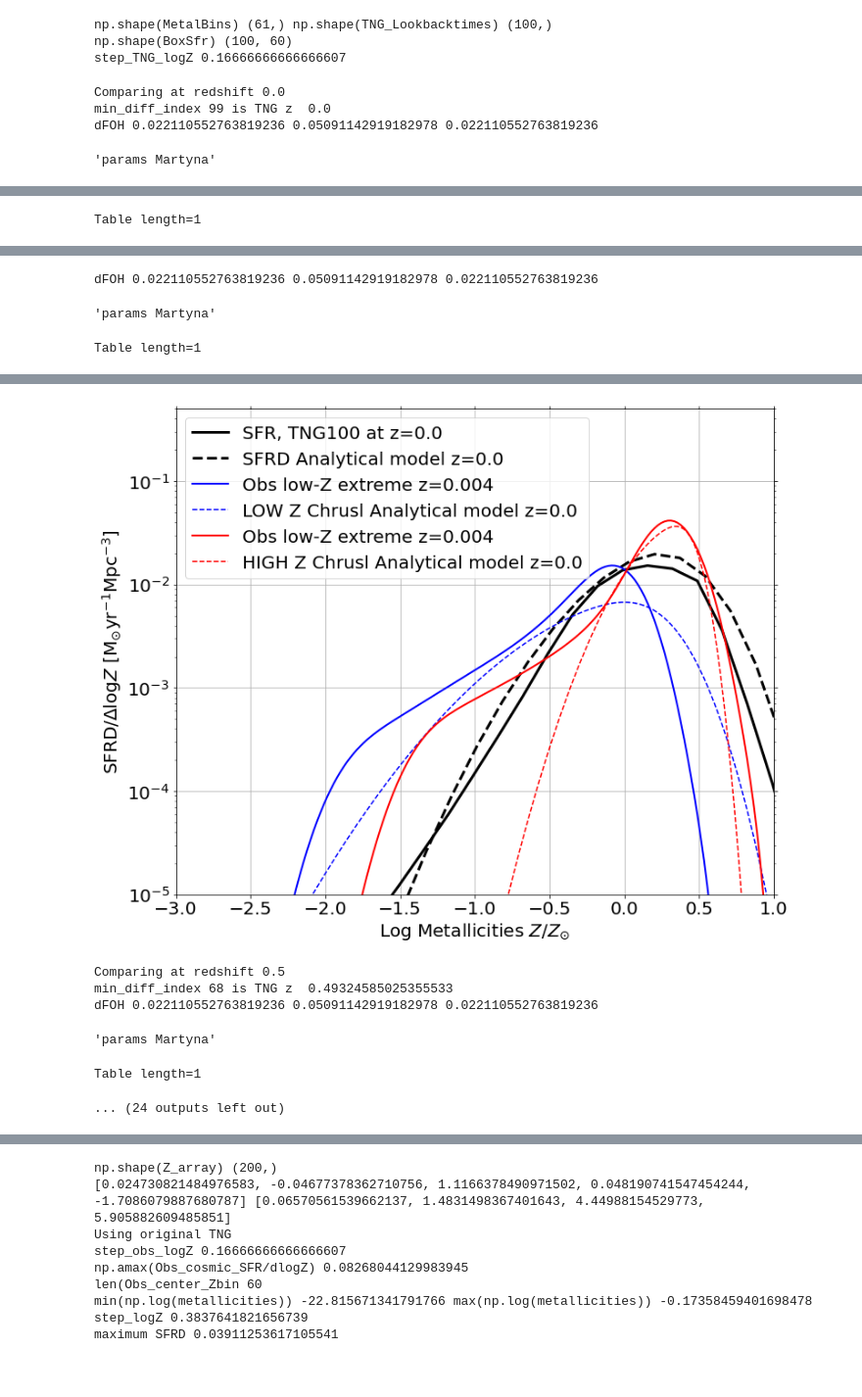
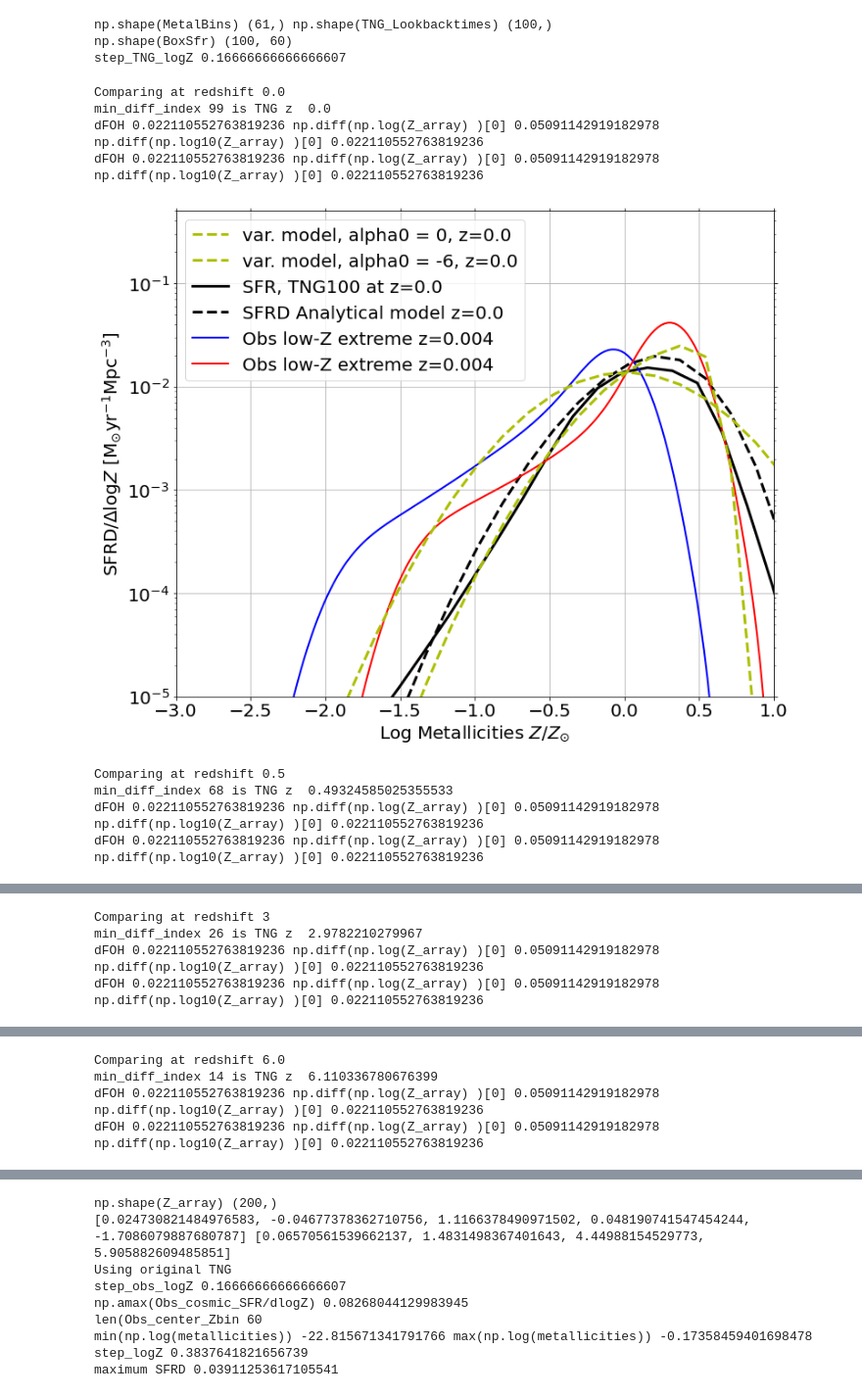
Before and after one commit to sashalvna/SFRD_fit, a Jupyter notebook: src/scripts/Determining_Reasonable_Parameter_Variations.ipynb, the cells around one changed output, grey strips where cells are left out. Shown at 98% size. Saved outputs shown, nothing was run; the diff lists cells and outputs as text; code cells hidden in the pictures.

Commit message:
determining new bounds on the SFRD

```diff
--- a/src/scripts/Determining_Reasonable_Parameter_Variations.ipynb
+++ b/src/scripts/Determining_Reasonable_Parameter_Variations.ipynb
@@ -209,9 +209,14 @@ def oneDcomparison(comparison_redshifts = [0.5], fit_param_filename = 'test_best
 
         ####################################
         # Variations on the SFRD
-        metal_param_keys = ['# mu0']#,'muz','omega0','omegaz','alpha0']
-        variations = [[0.015, 0.035],[-0.01, -0.25],[0.8, 1.4],[0.025, 0.1],[-0.9, -3.5] ]
-        colors = ['purple' ,'#ff717b','navy',  '#00a6a0',  '#acbf00', '#ecb05b']
+#         metal_param_keys = ['# mu0',      'muz',  'omega0',   'omegaz',    'alpha0']
+#         variations = [[0.007, 0.035],[0.0, -0.5],[0.7, 2],[0.0, 0.1],[0, -6] ]
+#         colors = [      'purple'     '#ff717b',  'navy',  '#00a6a0',      '#acbf00', '#ecb05b']
+
+        metal_param_keys = ['alpha0']
+        variations = [[0, -6]]
+
+        colors = ['#acbf00']
         for v, param_key in enumerate(metal_param_keys):
 
             #####################################
@@ -229,8 +234,8 @@ def oneDcomparison(comparison_redshifts = [0.5], fit_param_filename = 'test_best
                                                metal_params = variation['# mu0','muz','omega0','omegaz','alpha0'][0],
                                                SFR_Params = variation['sf_a','sf_b','sf_c','sf_d'][0])
 
-#                 plt.plot(np.log10(metallicities/ZsunTNG), model_SFRD * step_logZ/np.diff(np.log10(metallicities))[0] ,
-#                         label = 'var. model, %s = %s, z='%(param_key, var[i])+str(redshift), ls = '--',lw = 3, c = colors[v], zorder = 10)
+                plt.plot(np.log10(metallicities/ZsunTNG), model_SFRD * step_logZ/np.diff(np.log10(metallicities))[0] ,
+                        label = 'var. model, %s = %s, z='%(param_key, var[i])+str(redshift), ls = '--',lw = 3, c = colors[v], zorder = 10)
 
 
             #####################################
@@ -255,9 +260,7 @@ def oneDcomparison(comparison_redshifts = [0.5], fit_param_filename = 'test_best
             # Observational (Chruslinska data)
             #####################################
             #read low Z data
-#             low_Z_file = '204'+ 'f14SB'+'Boco'+ '_FMR270'+ '_FOH_z_dM.dat'
-            low_Z_file = '214'+ 'f14SB'+'Boco'+ '_FMR270'+ '_FOH_z_dM.dat'
-
+            low_Z_file = '214'+ 'f14SB'+'BiC'+ '_FMR270'+ '_FOH_z_dM.dat'
             high_Z_file = '302'+ 'f14SB'+'Boco'+ '_FMR270'+ '_FOH_z_dM.dat'
             Chruslinska_data_files = [low_Z_file, high_Z_file]
             names     = ['LOW', 'HIGH']
@@ -271,43 +274,47 @@ def oneDcomparison(comparison_redshifts = [0.5], fit_param_filename = 'test_best
 
                 #Plot lowZ extreme
                 Z_array = FOH2ZZ(FOH_arr, solar_Z_scale='AndersGrevesse89')
-                print('dFOH',dFOH, np.diff(np.log(Z_array) )[0], np.diff(np.log10(Z_array) )[0])
+                print('dFOH',dFOH, 'np.diff(np.log(Z_array) )[0]', np.diff(np.log(Z_array) )[0], 'np.diff(np.log10(Z_array) )[0]', np.diff(np.log10(Z_array) )[0])
                 ax.plot(np.log10(Z_array/ZsunTNG), lowZ_image[min_diff_i,:],
                               label = 'Obs low-Z extreme z='+str(np.round(redsh[min_diff_i],3) ), c=obscolors[i],ls='-',lw=2)
 
-                # Analytical fit to low Z extreme
-                SzZParams =  Table.read(str(paths.data)+'/Martyna%sZ_best_fit_parameters.txt'%names[i], format = 'csv')
-                display('params Martyna', SzZParams)
-                model_SFRD, metallicities, step_logZ = get_SFRDzZ(np.array([redshift]), metals = Z_array,
-                                                       metal_params = SzZParams['# mu0','muz','omega0','omegaz','alpha0'][0],
-                                                       SFR_Params = SzZParams['sf_a','sf_b','sf_c','sf_d'][0])
+#                 # Analytical fit to extremes
+#                 SzZParams =  Table.read(str(paths.data)+'/Martyna%sZ_best_fit_parameters.txt'%names[i], format = 'csv')
+#                 display('params Martyna', SzZParams)
+#                 model_SFRD, metallicities, step_logZ = get_SFRDzZ(np.array([redshift]), metals = Z_array,
+#                                                        metal_params = SzZParams['# mu0','muz','omega0','omegaz','alpha0'][0],
+#                                                        SFR_Params = SzZParams['sf_a','sf_b','sf_c','sf_d'][0])
 
-                plt.plot(np.log10(metallicities/ZsunTNG), model_SFRD ,
-                        label = '%s Z Chrusl Analytical model z='%(names[i])+str(redshift), ls = '--',lw = 1.5, c = obscolors[i])#'#fe1100' )
-
+#                 plt.plot(np.log10(metallicities/ZsunTNG), model_SFRD ,
+#                         label = '%s Z Chrusl Analytical model z='%(names[i])+str(redshift), ls = '--',lw = 1.5, c = obscolors[i])#'#fe1100' )
 
 
 
             ################
             # plot settings
             ax.set_xlim(-3, 1)
             ax.xaxis.set_ticks_position('both')
             ax.set_ylim(1e-5, 0.5)
             ax.yaxis.set_ticks_position('both')
             ax.set_yscale('log')
             ax.set_xlabel('Log Metallicities $Z/Z_{\odot}$')
             ax.set_ylabel(r"$ \mathrm{SFRD}/\Delta \log Z \ \mathrm{[M_{\odot} yr^{-1} Mpc^{-3}]}$")
 
             ax.grid()
             plt.legend(loc = 'upper left')
             plt.show()
 
 
 #SzZParams = mu0_best, muz_best, omega0_best, omegaz_best, alpha0_best,sf_a_best, sf_b_best, sf_c_best, sf_d_best
 
 oneDcomparison(comparison_redshifts = [0., 0.5, 3, 6.], fit_param_filename = 'test_best_fit_parameters.txt')
 # %% [output]
 Comparing at redshift 0.0
 min_diff_index 99 is TNG z  0.0
-dFOH 0.022110552763819236 0.05091142919182978 0.022110552763819236
+dFOH 0.022110552763819236 np.diff(np.log(Z_array) )[0] 0.05091142919182978 np.diff(np.log10(Z_array) )[0] 0.022110552763819236
+dFOH 0.022110552763819236 np.diff(np.log(Z_array) )[0] 0.05091142919182978 np.diff(np.log10(Z_array) )[0] 0.022110552763819236
+[figure, new version]
-'params Martyna'
+Comparing at redshift 0.5
+min_diff_index 68 is TNG z  0.49324585025355533
+dFOH 0.022110552763819236 np.diff(np.log(Z_array) )[0] 0.05091142919182978 np.diff(np.log10(Z_array) )[0] 0.022110552763819236
+dFOH 0.022110552763819236 np.diff(np.log(Z_array) )[0] 0.05091142919182978 np.diff(np.log10(Z_array) )[0] 0.022110552763819236
@@ -314 +322,4 @@ dFOH 0.022110552763819236 0.05091142919182978 0.022110552763819236
-Table length=1
+Comparing at redshift 3
+min_diff_index 26 is TNG z  2.9782210279967
+dFOH 0.022110552763819236 np.diff(np.log(Z_array) )[0] 0.05091142919182978 np.diff(np.log10(Z_array) )[0] 0.022110552763819236
+dFOH 0.022110552763819236 np.diff(np.log(Z_array) )[0] 0.05091142919182978 np.diff(np.log10(Z_array) )[0] 0.022110552763819236
@@ -318,3 +327,4 @@ Table length=1
-dFOH 0.022110552763819236 0.05091142919182978 0.022110552763819236
+Comparing at redshift 6.0
+min_diff_index 14 is TNG z  6.110336780676399
+dFOH 0.022110552763819236 np.diff(np.log(Z_array) )[0] 0.05091142919182978 np.diff(np.log10(Z_array) )[0] 0.022110552763819236
+dFOH 0.022110552763819236 np.diff(np.log(Z_array) )[0] 0.05091142919182978 np.diff(np.log10(Z_array) )[0] 0.022110552763819236
-'params Martyna'
-Table length=1
@@ -324,7 +330,0 @@ Table length=1
-[figure, old version]
-Comparing at redshift 0.5
-min_diff_index 68 is TNG z  0.49324585025355533
-dFOH 0.022110552763819236 0.05091142919182978 0.022110552763819236
-'params Martyna'
-Table length=1
-... (24 outputs left out)
```
Also changed, not shown: parts of 1 cell of this notebook, 3 other files.
